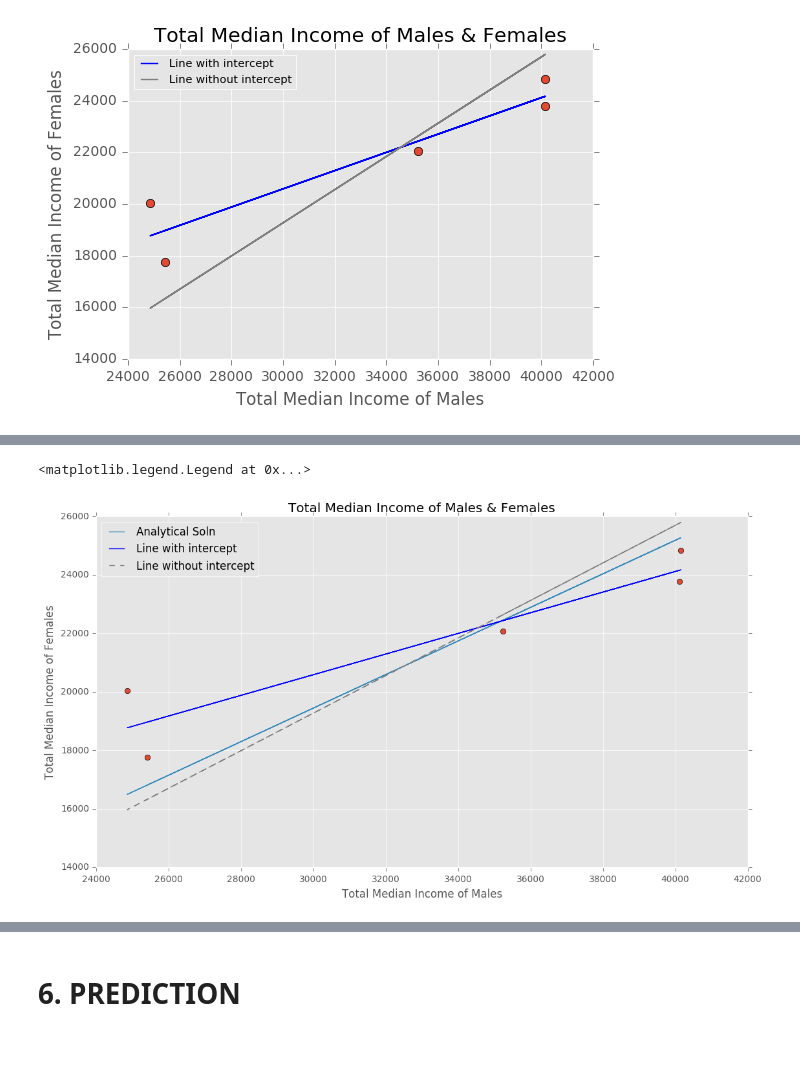
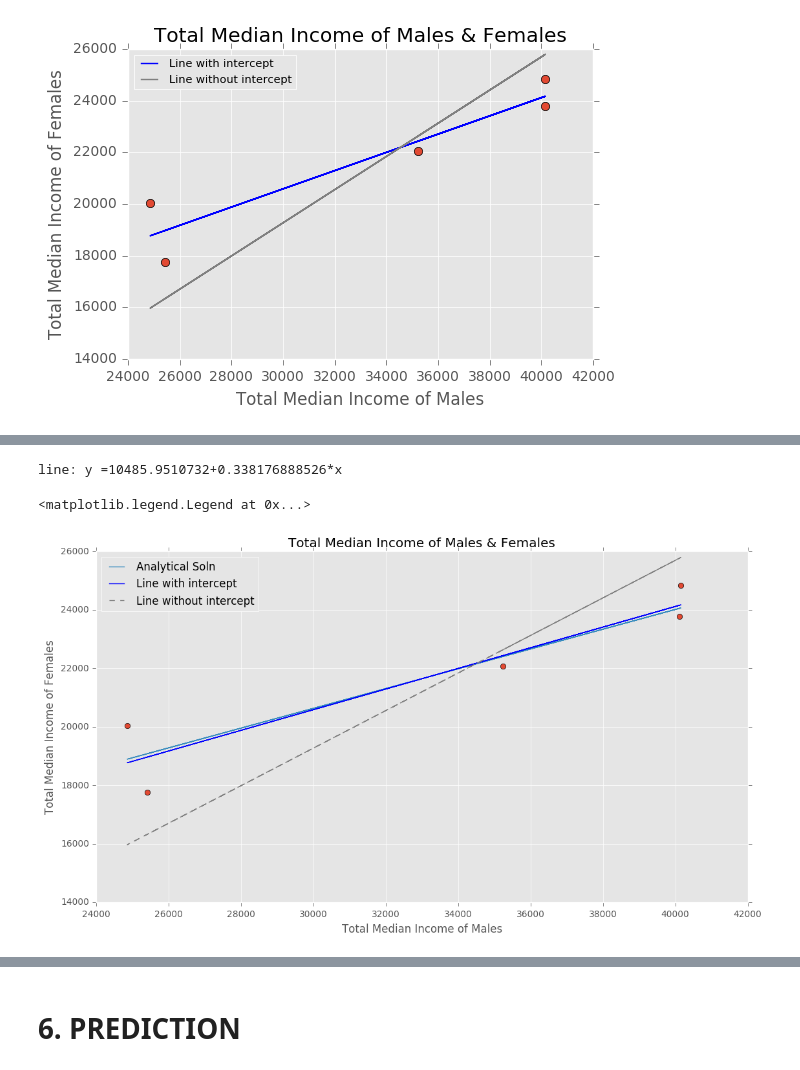
Before and after one commit to ace-gabriel/PUI2016_vys217, a Jupyter notebook: HW5_vys217/HW5_2_vys217.ipynb, the cells around one changed output, grey strips where cells are left out. Cells and saved outputs as stored; diff of their text form; code cells hidden in the pictures.

```diff
--- a/HW5_vys217/HW5_2_vys217.ipynb
+++ b/HW5_vys217/HW5_2_vys217.ipynb
@@ -93,19 +90,25 @@ dtype: object
 # %%
 for content in contents[2:]:
-    allmales[content[0]]['Median income'] = pd.to_numeric(allmales[content[0]]['Median income'], errors='coerce')
-    allmales[content[0]]['Mean income'] = pd.to_numeric(allmales[content[0]]['Mean income'], errors='coerce')
-    allmales[content[0]]['Gini ratio'] = pd.to_numeric(allmales[content[0]]['Gini ratio'], errors='coerce')
-    allfemales[content[0]]['Median income'] = pd.to_numeric(allfemales[content[0]]['Median income'], errors='coerce')
-    allfemales[content[0]]['Mean income'] = pd.to_numeric(allfemales[content[0]]['Mean income'], errors='coerce')
-    allfemales[content[0]]['Gini ratio'] = pd.to_numeric(allfemales[content[0]]['Gini ratio'], errors='coerce')
-    #Remove NaN values
-    #allmales[content[0]].dropna(inplace=True)
-    #allfemales[content[0]].dropna(inplace=True)
+    #Change the object columns to floats
+    allmales[content[0]]['Median income'] = pd.to_numeric(allmales[content[0]]['Median income'],
+                                                          errors='coerce')
+    allmales[content[0]]['Mean income'] = pd.to_numeric(allmales[content[0]]['Mean income'],
+                                                        errors='coerce')
+    allmales[content[0]]['Gini ratio'] = pd.to_numeric(allmales[content[0]]['Gini ratio'],
+                                                       errors='coerce')
+    allfemales[content[0]]['Median income'] = pd.to_numeric(allfemales[content[0]]['Median income'],
+                                                            errors='coerce')
+    allfemales[content[0]]['Mean income'] = pd.to_numeric(allfemales[content[0]]['Mean income'],
+                                                          errors='coerce')
+    allfemales[content[0]]['Gini ratio'] = pd.to_numeric(allfemales[content[0]]['Gini ratio'],
+                                                         errors='coerce')
+
     #Replace index with characteristic
     allmales[content[0]].index = allmales[content[0]]['Characteristic']
-    del allmales[content[0]]['Characteristic']
     allfemales[content[0]].index = allfemales[content[0]]['Characteristic']
     del allfemales[content[0]]['Characteristic']
+    del allmales[content[0]]['Characteristic']
+
     #Print shapes
     print 'allmales[{0}] {1}'.format(content[0], allmales[content[0]].shape)
     print 'allfemales[{0}] {1}'.format(content[0], allfemales[content[0]].shape)
@@ -206,8 +197,9 @@ fig = pd.scatter_matrix(allfemales['all_eth']
 # %%
+# Check the relationship between income of males and females(Considering Total Median Income)
 plt.figure(figsize=(7,7))
 X = []
 Y = []
-for content in contents[2:]:
+for content in contents[3:]:
     y = (allfemales[content[0]].loc['....Total']['Median income'])
     x = (allmales[content[0]].loc['....Total']['Median income'])
     X.append(x)
@@ -290,51 +332,52 @@ R_squared: 0.266116129824
 # %%
 #this is the analytical best regression line.
-# it can be proved (ask me about it if you want!)
-# run the cell below to get the beta0 and beta1 values
 
-all_males=np.array([0.0, allmales['all_eth'].loc['....Total','Median income'],
-                    allmales['white'].loc['....Total','Median income'],
+#The code given by fedrica considers all ethinicities but only race byu race data is asked
+#so not considering it,also the given code takes a point at origin, but the fit was not good, the R^2
+#(calculation not shown in book) was also low, so I have not considered origin
+all_males=np.array([allmales['white'].loc['....Total','Median income'],
                     allmales['black'].loc['....Total','Median income'],
                      allmales['hispanic'].loc['....Total','Median income'],
                     allmales['asian'].loc['....Total','Median income']])
 
-all_females=np.array([0.0]+ [allfemales[k].loc['....Total','Median income'] \
-                             for k in ['all_eth', 'white', 'black',
+all_females=np.array([allfemales[k].loc['....Total','Median income'] \
+                             for k in ['white', 'black',
                                      'hispanic','asian']])
 
 
 cor = stats.spearmanr(all_males, all_females)
 beta1 = cor[0] * all_females.std() / all_males.std()
 beta0 = all_females.mean() - beta1 * all_males.mean()
-beta0, beta1
+print 'line: y =' + str(beta0) + '+' + str(beta1) + '*x'
 
 def lines_func(a, x, b):
     return a*x + b
 
 y = lines_func(beta1, np.array(X), beta0)
 
 plt.figure(figsize=(13,7))
 
 #Plot total median income of males and females
 plt.plot(X, Y, 'o')
 
 #plot analytical solution
 plt.plot(X, y , lw = 1, label='Analytical Soln')
 
 # Plot regression line
 plt.plot(X,      # Explanitory variable
          train_prediction,  # Predicted values
          color="blue", label='Line with intercept')
 
 # Plot regression line without intercept
 plt.plot(X,      # Explanitory variable
          train_prediction_int,  # Predicted values
          color="grey", label='Line without intercept', ls='--')
 
 plt.xlabel('Total Median Income of Males')
 plt.ylabel('Total Median Income of Females')
 plt.title('Total Median Income of Males & Females')
 plt.legend(loc='best', fontsize=12)
 # %% [output]
-<matplotlib.legend.Legend at 0x...>
+line: y =10485.9510732+0.338176888526*x
+<matplotlib.legend.Legend at 0x...>
-[figure, old version]
+[figure, new version]
```
Also changed, not shown: parts of 39 cells of this notebook.
